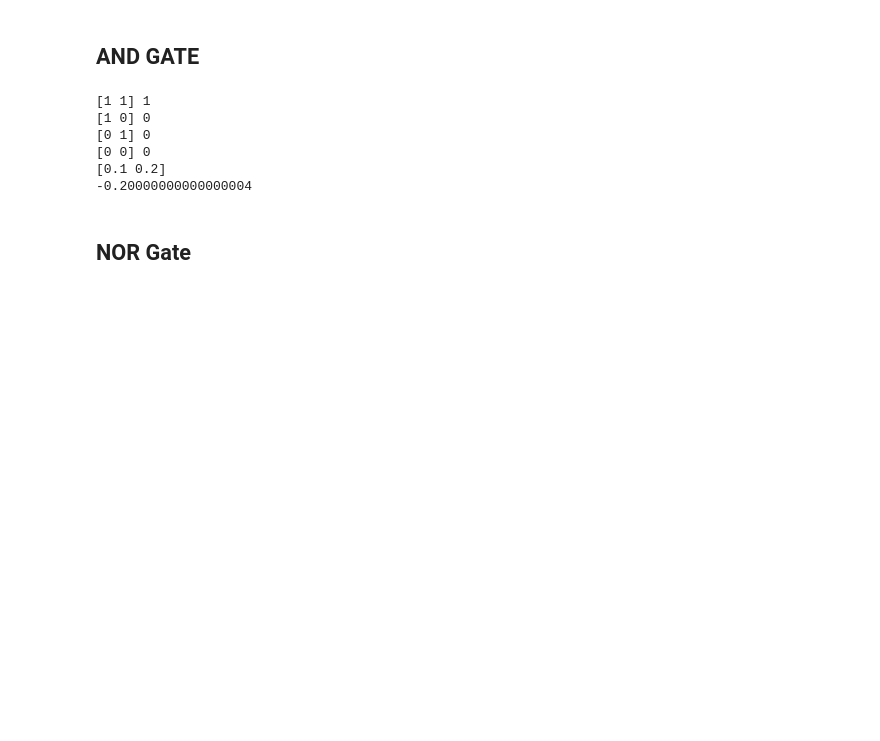
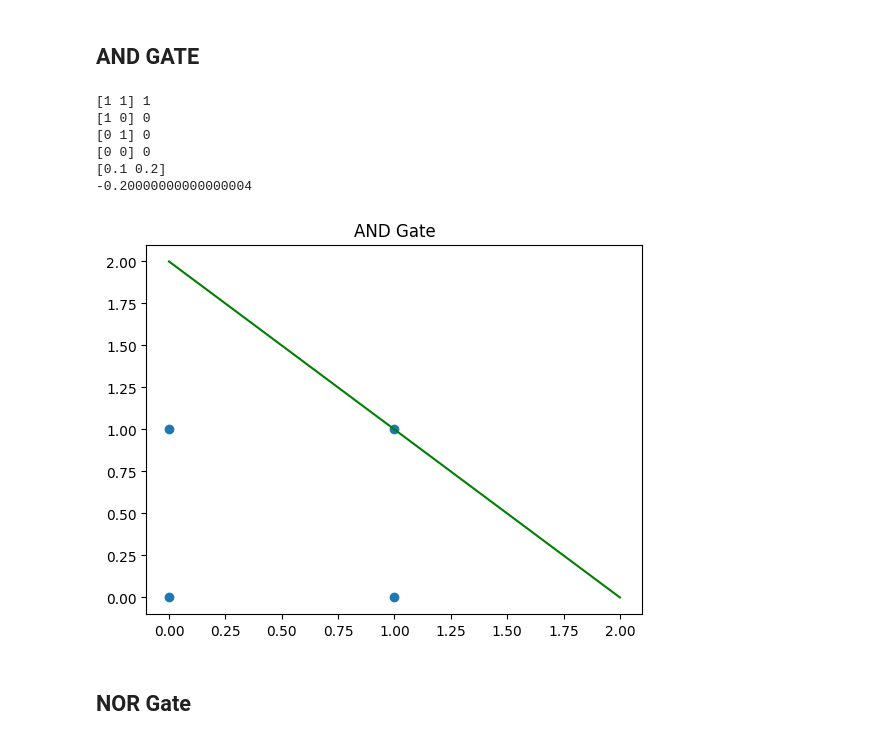
Before and after one commit to Programmer-Bose/Computational_Intelligence, a Jupyter notebook: Perceptron/test.ipynb, the cells around one changed output. Drawn from its saved outputs; the diff is of its cells as text; code cells hidden in the pictures; blank space fills up the shorter version.

```diff
--- a/Perceptron/test.ipynb
+++ b/Perceptron/test.ipynb
@@ -45,6 +54,14 @@ print(pt_AND.bias)
 [0 0] 0
 [0.1 0.2]
 -0.20000000000000004
+# %%
+plt.scatter(np.hsplit(X,2)[0],np.hsplit(X,2)[1])
+x_ = np.linspace(0, 2, 5)
+plt.title('AND Gate')
+plt.plot(x_,-(pt_AND.bias + pt_AND.weights[0]*x_)/(pt_AND.weights[0]),'-g')
+plt.show()
+# %% [output]
+[figure, added]
 # %% [markdown]
 <h2> NOR Gate
 # %%
```
Also changed, not shown: parts of 4 cells of this notebook, 1 other file.
